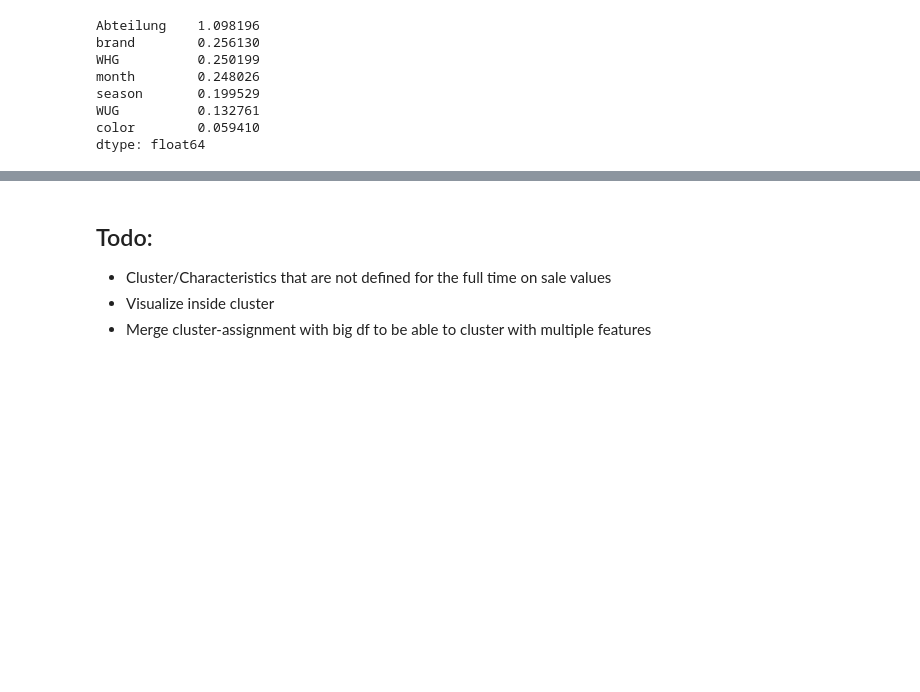
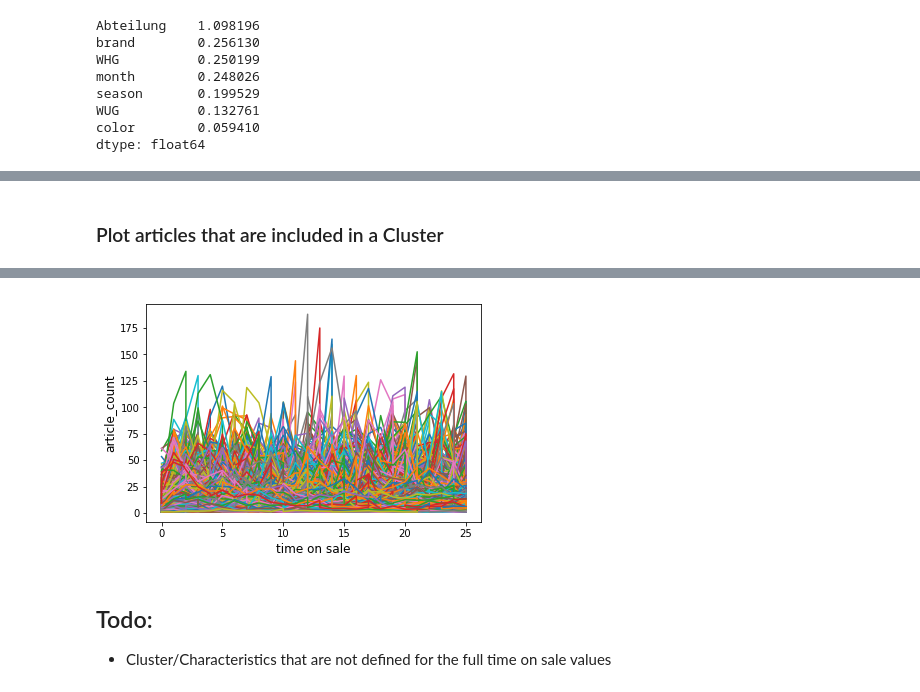
Before and after one commit to indyfree/tailor, a Jupyter notebook: notebooks/06-cluster-feature.ipynb, the cells around one changed output, grey strips where cells are left out. Cells and saved outputs as stored; diff of their text form; code cells hidden in the pictures; blank space fills up the shorter version.

```diff
--- a/notebooks/06-cluster-feature.ipynb
+++ b/notebooks/06-cluster-feature.ipynb
@@ -55,0 +63,5 @@ plot_feature_history(df_cluster.loc[df_cluster.cluster == 0], feat, 'article_cou
+# %% [markdown]
+### Plot articles that are included in a Cluster
+# %%
+plot_cluster_articles(df, 1, 'article_count', legend=False);
+# %% [output]
@@ -56,5 +69,4 @@ plot_feature_history(df_cluster.loc[df_cluster.cluster == 0], feat, 'article_cou
+[figure, added]
 # %% [markdown]
 ## Todo:
 - Cluster/Characteristics that are not defined for the full time on sale values
-- Visualize inside cluster
-- Merge cluster-assignment with big df to be able to cluster with multiple features
```
Also changed, not shown: parts of 8 cells of this notebook, 1 other file.
